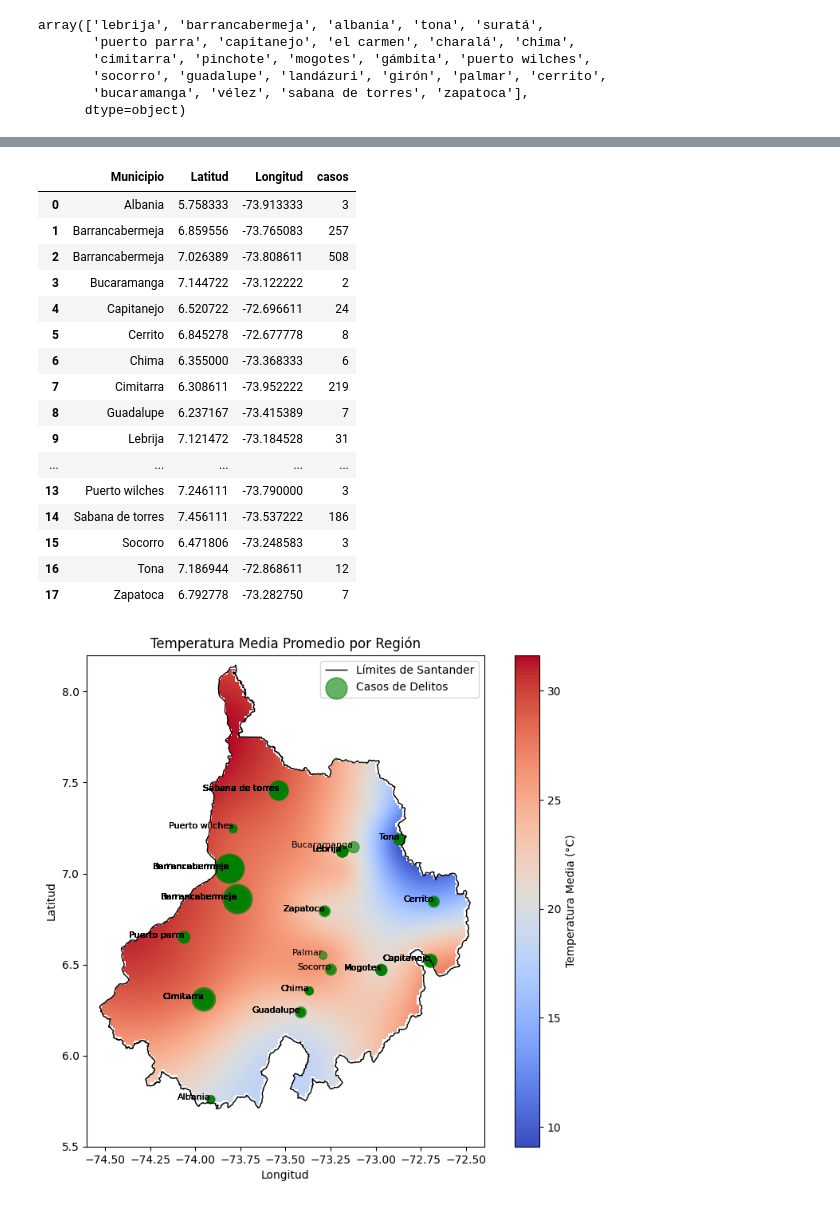
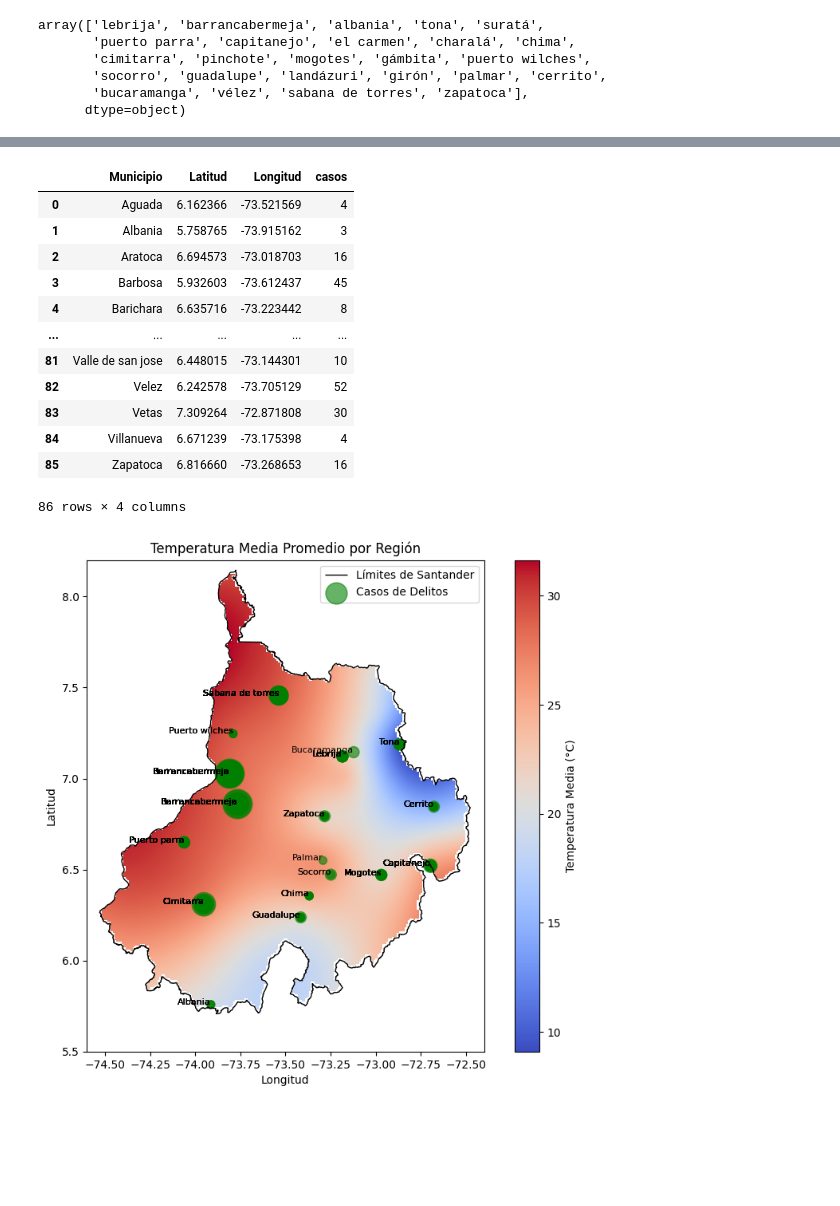
Before and after one commit to leonsuarez24/FIRENET, a Jupyter notebook: notebooks/delitos.ipynb, the cells around one changed output, grey strips where cells are left out. Cells and saved outputs as stored; diff of their text form; code cells hidden in the pictures; blank space fills up the shorter version.

Commit message:
update delitos

```diff
--- a/notebooks/delitos.ipynb
+++ b/notebooks/delitos.ipynb
@@ -107,3 +107,7 @@ array(['lebrija', 'barrancabermeja', 'albania', 'tona', 'suratá',
        'socorro', 'guadalupe', 'landázuri', 'girón', 'palmar', 'cerrito',
        'bucaramanga', 'vélez', 'sabana de torres', 'zapatoca'],
       dtype=object)
+# %%
+municipios_df = delitos_mes_df['Municipio'].str.capitalize().unique()
+municipios_df = municipios_df.tolist()
+municipios_df
@@ -109,0 +132,26 @@ array(['lebrija', 'barrancabermeja', 'albania', 'tona', 'suratá',
+# %%
+from geopy.geocoders import Nominatim
+import pandas as pd
+import time
+
+# Inicializar el geocodificador de OpenStreetMap
+geolocator = Nominatim(user_agent="nombre_unico_de_aplicacion")
+
+# Diccionario para guardar resultados
+data = {"Municipio": [], "Latitud": [], "Longitud": []}
+
+# Obtener coordenadas
+for municipio in municipios_df:
+    location = geolocator.geocode(f"{municipio}, Santander, Colombia")
+    if location:
+        data["Municipio"].append(municipio)
+        data["Latitud"].append(location.latitude)
+        data["Longitud"].append(location.longitude)
+        print(f"{municipio}: ({location.latitude}, {location.longitude})")
+    else:
+        print(f"No se encontraron coordenadas para {municipio}")
+    time.sleep(1)  # Esperar para no sobrecargar la API
+
+# Convertir a DataFrame
+df = pd.DataFrame(data)
+print(df)
@@ -109,0 +192,3 @@ array(['lebrija', 'barrancabermeja', 'albania', 'tona', 'suratá',
+# %%
+delitos_mes_df['Municipio'] = delitos_mes_df['Municipio'].str.capitalize()
+delitos_mes_df
@@ -148,0 +225,6 @@ merged_df
+# %%
+# Realizar la unión de las tablas por el nombre del municipio
+delitos_mes_df = pd.merge(delitos_mes_df, df, on="Municipio", how="left")
+
+# Mostrar el DataFrame resultante
+print(delitos_mes_df)
@@ -151,23 +248,19 @@ merged_df.to_csv('../data/delitos/delitos_santander.csv', index=False)
 # %%
-casos_por_municipio = merged_df.groupby(['Municipio', 'Latitud', 'Longitud'])['casos'].sum().reset_index()
-casos_por_municipio['Municipio'] = casos_por_municipio['Municipio'].str.capitalize()
-casos_por_municipio
+merged_df1 = delitos_mes_df.groupby(['Municipio','Latitud', 'Longitud'])['casos'].sum().reset_index()
+merged_df1['Municipio'] = merged_df1['Municipio'].str.capitalize()
+merged_df1
 # %% [output]
 |  | Municipio | Latitud | Longitud | casos |
-| 0 | Albania | 5.758333 | -73.913333 | 3 |
-| 1 | Barrancabermeja | 6.859556 | -73.765083 | 257 |
-| 2 | Barrancabermeja | 7.026389 | -73.808611 | 508 |
-| 3 | Bucaramanga | 7.144722 | -73.122222 | 2 |
-| 4 | Capitanejo | 6.520722 | -72.696611 | 24 |
-| 5 | Cerrito | 6.845278 | -72.677778 | 8 |
-| 6 | Chima | 6.355000 | -73.368333 | 6 |
-| 7 | Cimitarra | 6.308611 | -73.952222 | 219 |
-| 8 | Guadalupe | 6.237167 | -73.415389 | 7 |
-| 9 | Lebrija | 7.121472 | -73.184528 | 31 |
+| 0 | Aguada | 6.162366 | -73.521569 | 4 |
+| 1 | Albania | 5.758765 | -73.915162 | 3 |
+| 2 | Aratoca | 6.694573 | -73.018703 | 16 |
+| 3 | Barbosa | 5.932603 | -73.612437 | 45 |
+| 4 | Barichara | 6.635716 | -73.223442 | 8 |
 | ... | ... | ... | ... | ... |
-| 13 | Puerto wilches | 7.246111 | -73.790000 | 3 |
-| 14 | Sabana de torres | 7.456111 | -73.537222 | 186 |
-| 15 | Socorro | 6.471806 | -73.248583 | 3 |
-| 16 | Tona | 7.186944 | -72.868611 | 12 |
-| 17 | Zapatoca | 6.792778 | -73.282750 | 7 |
+| 81 | Valle de san jose | 6.448015 | -73.144301 | 10 |
+| 82 | Velez | 6.242578 | -73.705129 | 52 |
+| 83 | Vetas | 7.309264 | -72.871808 | 30 |
+| 84 | Villanueva | 6.671239 | -73.175398 | 4 |
+| 85 | Zapatoca | 6.816660 | -73.268653 | 16 |
+86 rows × 4 columns
 # %%
```
Also changed, not shown: parts of 11 cells of this notebook, 4 other files.
